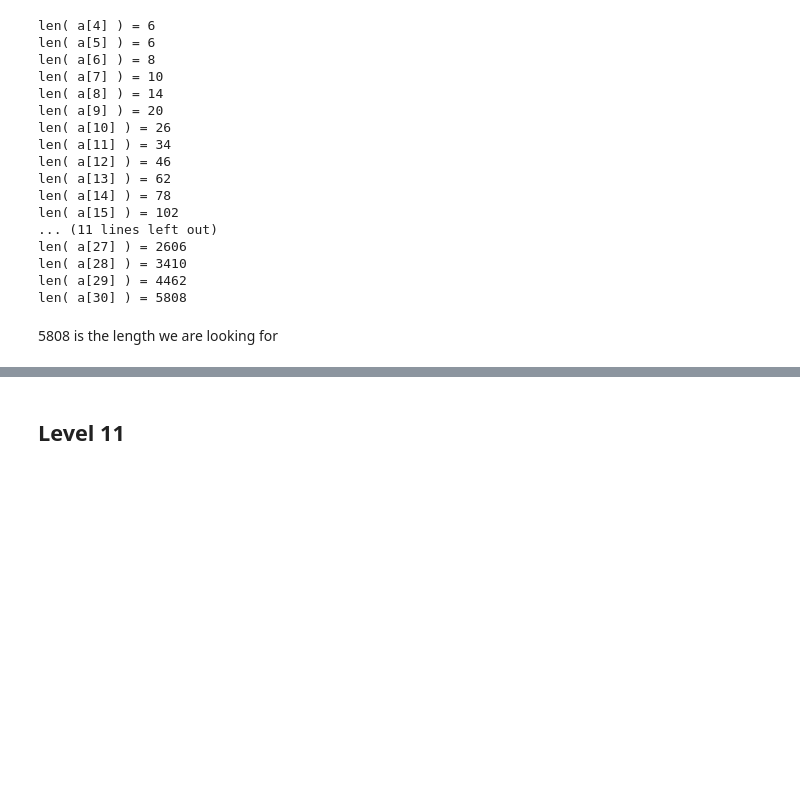
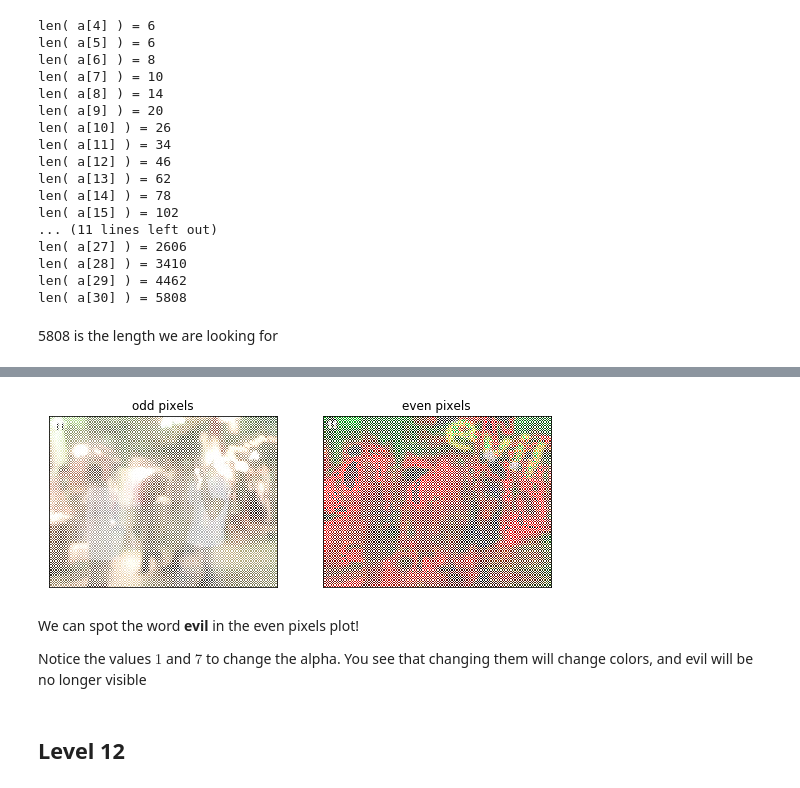
Before and after one commit to z4ir3/the-python-challenge, a Jupyter notebook: the-python-challenge.ipynb, the cells around one changed output, grey strips where cells are left out. Drawn from its saved outputs; the diff is of its cells as text; code cells hidden in the pictures; blank space fills up the shorter version.

```diff
--- a/the-python-challenge.ipynb
+++ b/the-python-challenge.ipynb
@@ -847,0 +901,3 @@ len( a[30] ) = 5808
+# %%
+height = im.shape[0]
+width  = im.shape[1]
@@ -848,2 +911,41 @@ len( a[30] ) = 5808
+# %%
+# create two empy matrix of pixels
+odd  = np.zeros( (height,width,4) )
+even = np.zeros( (height,width,4) )
+
+# save "odd" pixels in odd, and "even" pixels in even
+for i in range(height):
+    for j in range(width):
+        pixel = im[i][j]
+        if (i+j)%2:
+            # i+j is odd
+            odd[i][j][:] = pixel
+        else:
+            # i+j is even
+            even[i][j][:] = pixel
+        #endif
+    #endfor
+#endfor
+# %%
+fig, ax = plt.subplots(1,2, figsize=(9, 4))
+ax = ax.flatten()
+
+ax[0].imshow( (odd * 1).astype(np.uint8) )
+ax[0].set_xticks([])
+ax[0].set_yticks([])
+ax[0].set_title('odd pixels')
+
+ax[1].imshow( (even * 7).astype(np.uint8) )
+ax[1].set_xticks([])
+ax[1].set_yticks([])
+ax[1].set_title('even pixels')
+
+plt.show()
+# %% [output]
+[figure, added]
+# %% [markdown]
+We can spot the word **evil** in the even pixels plot!
+
+Notice the values $1$ and $7$ to change the alpha. You see that changing them will change colors, and evil will be no longer visible
 # %% [markdown]
-## Level 11
+## Level 12
```
Also changed, not shown: parts of 10 cells of this notebook, 1 other file.
